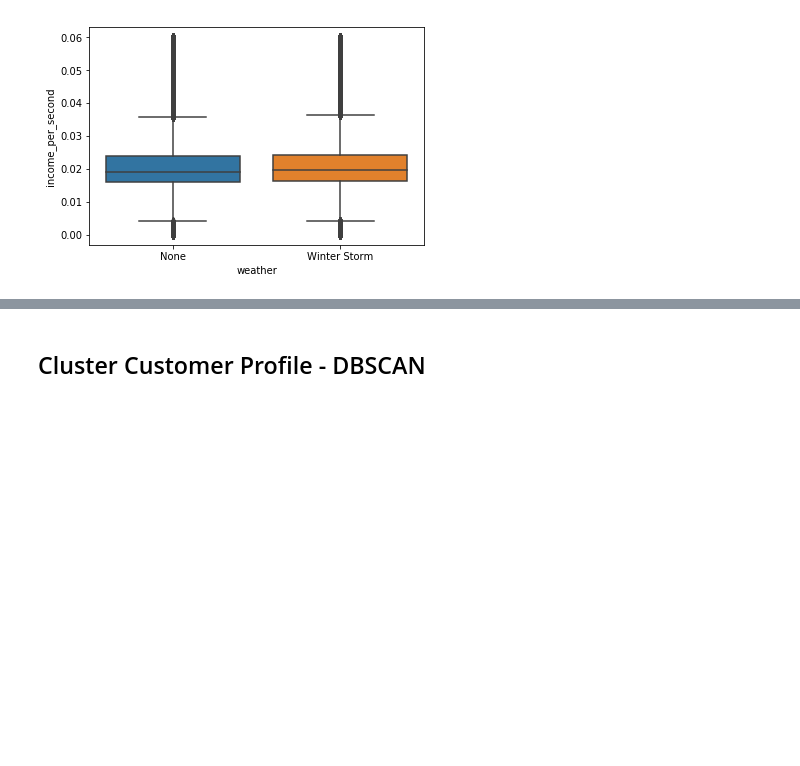
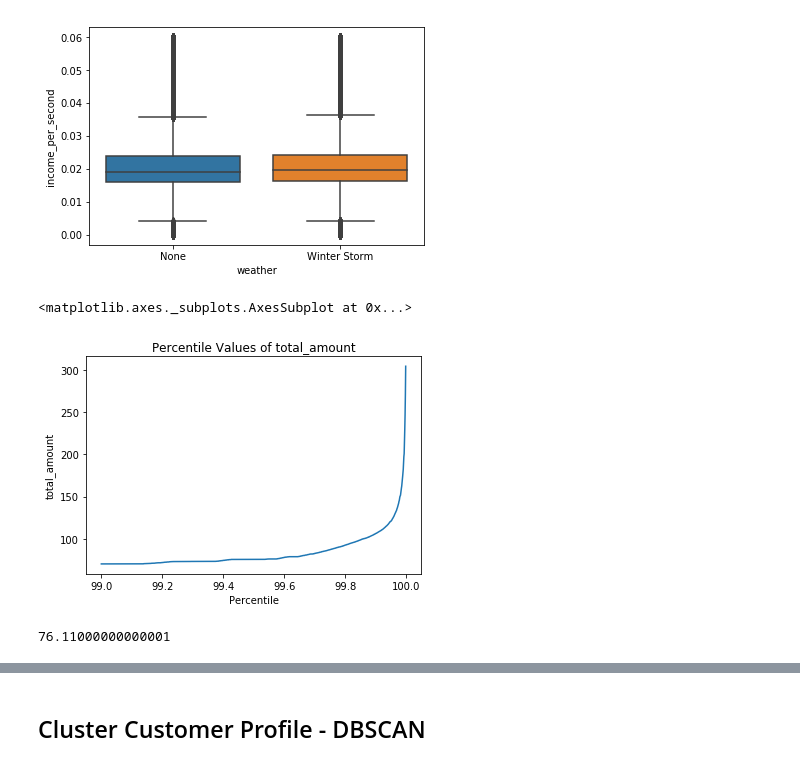
Before and after one commit to kefuzhu/University-of-Rochester, a Jupyter notebook: DSC440/Final-Project/code/Test.ipynb, the cells around one changed output, grey strips where cells are left out. Cells and saved outputs as stored; diff of their text form; code cells hidden in the pictures; blank space fills up the shorter version.

```diff
--- a/DSC440/Final-Project/code/Test.ipynb
+++ b/DSC440/Final-Project/code/Test.ipynb
@@ -476,3 +503,15 @@ sns.boxplot(x='weather',y='income_per_second',data=taxi_data.loc[taxi_data.incom
 # %% [output]
 <matplotlib.axes._subplots.AxesSubplot at 0x...>
 [figure]
+# %%
+plot_percentile(data = taxi_data.total_amount,
+                               percentile_list = np.arange(99,99.999,0.001),
+                               title = 'Percentile Values of total_amount',
+                               xlabel = 'Percentile', ylabel = 'total_amount')
+# %% [output]
+<matplotlib.axes._subplots.AxesSubplot at 0x...>
+[figure, added]
+# %%
+compute_percentile(taxi_data, attribute = 'total_amount', percentile = 99.6)
+# %% [output]
+76.11000000000001
```
Also changed, not shown: parts of 29 cells of this notebook.
